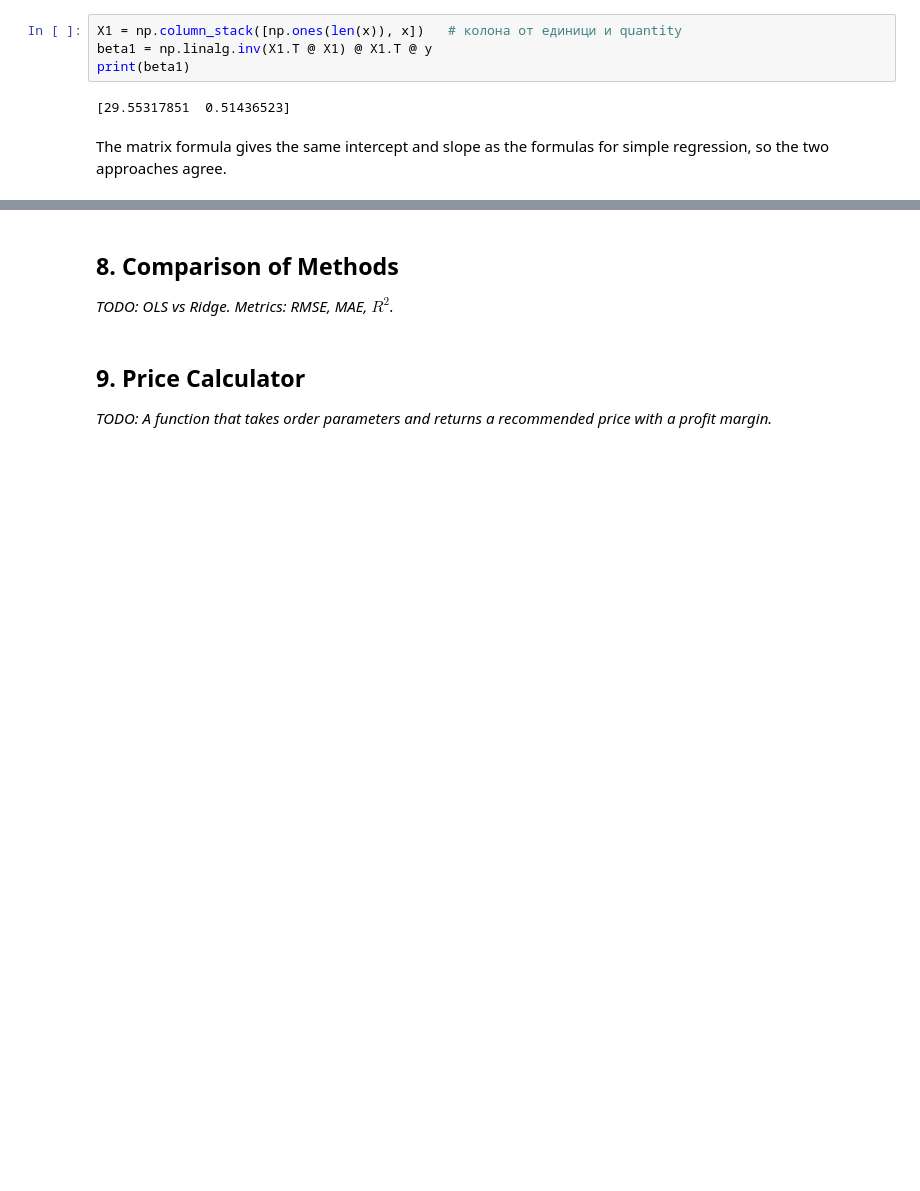
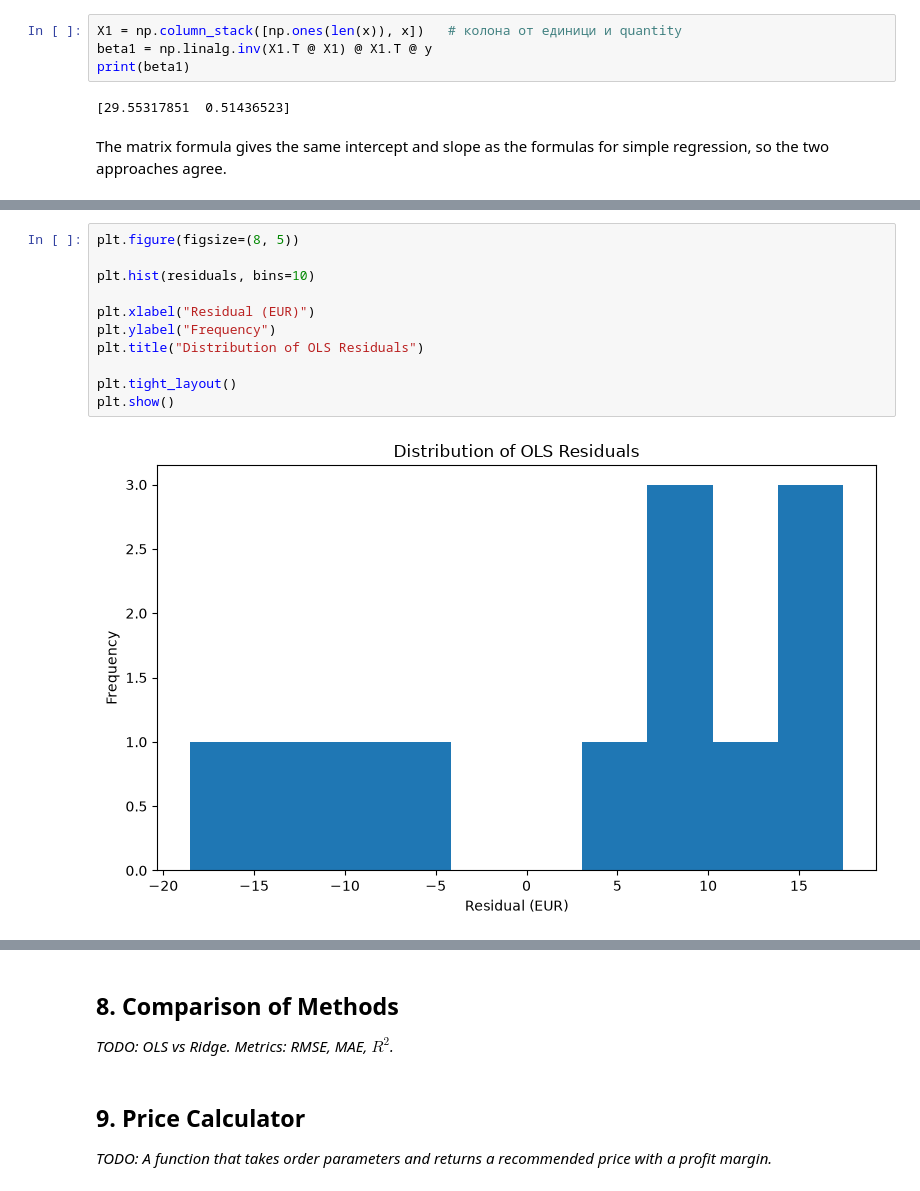
Before and after one commit to qnaatanasova86-tech/sublimation-pricing-model, a Jupyter notebook: pricing_model.ipynb, the cells around one changed output, grey strips where cells are left out. Saved outputs shown, nothing was run; the diff lists cells and outputs as text; blank space fills up the shorter version.

```diff
--- a/pricing_model.ipynb
+++ b/pricing_model.ipynb
@@ -611,0 +893,13 @@ waste_pct          -0.767
+# %%
+plt.figure(figsize=(8, 5))
+
+plt.hist(residuals, bins=10)
+
+plt.xlabel("Residual (EUR)")
+plt.ylabel("Frequency")
+plt.title("Distribution of OLS Residuals")
+
+plt.tight_layout()
+plt.show()
+# %% [output]
+[figure, added]
```
Also changed, not shown: parts of 27 cells of this notebook.
